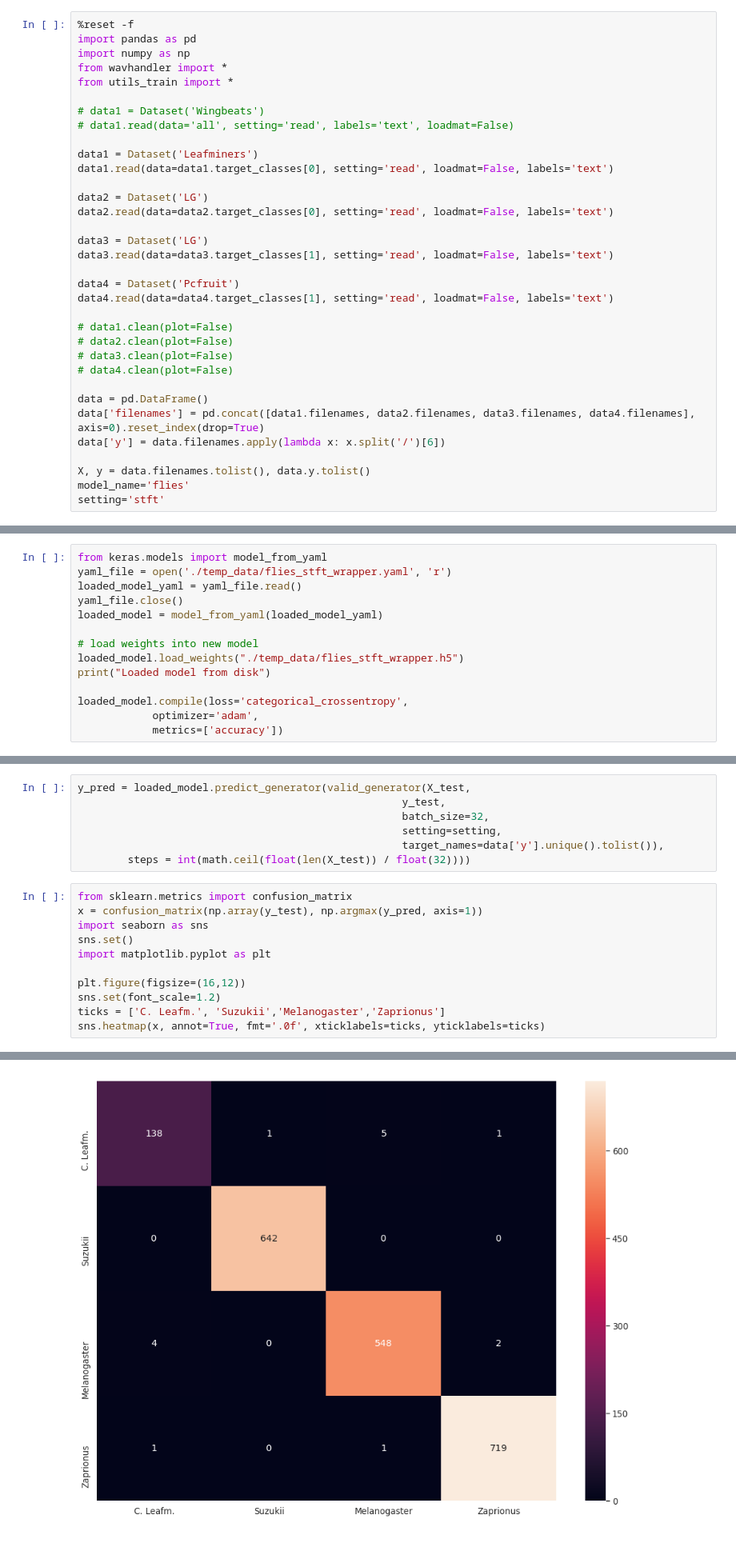
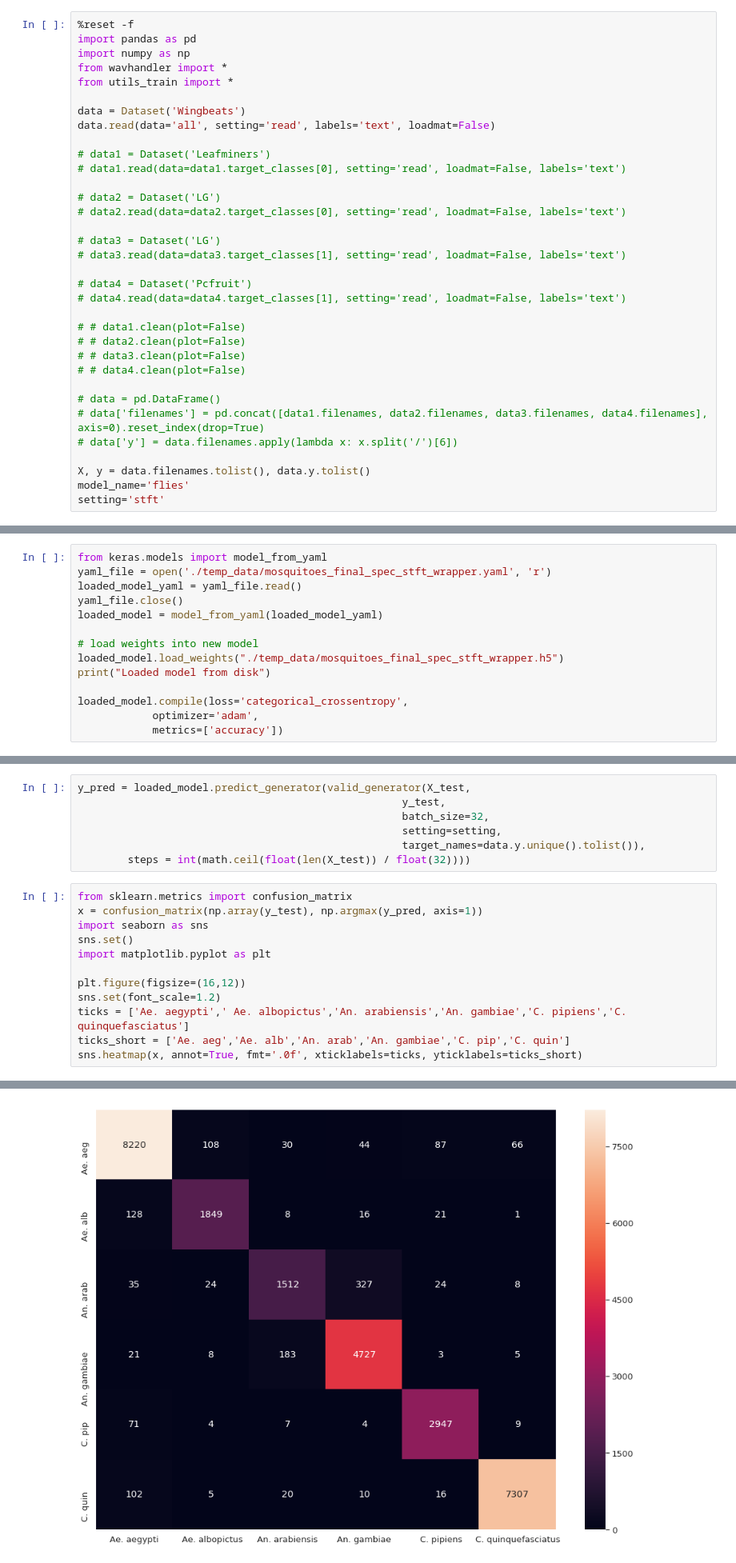
Before and after one commit to kalfasyan/wingbeat_frequencies, a Jupyter notebook: Confusion_spectrogram.ipynb, the cells around one changed output, grey strips where cells are left out. Shown at 80% size. Drawn from its saved outputs; the diff is of its cells as text.

```diff
--- a/Confusion_spectrogram.ipynb
+++ b/Confusion_spectrogram.ipynb
@@ -5,29 +5,29 @@ import numpy as np
 from wavhandler import *
 from utils_train import *
 
-# data1 = Dataset('Wingbeats')
-# data1.read(data='all', setting='read', labels='text', loadmat=False)
+data = Dataset('Wingbeats')
+data.read(data='all', setting='read', labels='text', loadmat=False)
 
-data1 = Dataset('Leafminers')
-data1.read(data=data1.target_classes[0], setting='read', loadmat=False, labels='text')
+# data1 = Dataset('Leafminers')
+# data1.read(data=data1.target_classes[0], setting='read', loadmat=False, labels='text')
 
-data2 = Dataset('LG')
-data2.read(data=data2.target_classes[0], setting='read', loadmat=False, labels='text')
+# data2 = Dataset('LG')
+# data2.read(data=data2.target_classes[0], setting='read', loadmat=False, labels='text')
 
-data3 = Dataset('LG')
-data3.read(data=data3.target_classes[1], setting='read', loadmat=False, labels='text')
+# data3 = Dataset('LG')
+# data3.read(data=data3.target_classes[1], setting='read', loadmat=False, labels='text')
 
-data4 = Dataset('Pcfruit')
-data4.read(data=data4.target_classes[1], setting='read', loadmat=False, labels='text')
+# data4 = Dataset('Pcfruit')
+# data4.read(data=data4.target_classes[1], setting='read', loadmat=False, labels='text')
 
-# data1.clean(plot=False)
-# data2.clean(plot=False)
-# data3.clean(plot=False)
-# data4.clean(plot=False)
+# # data1.clean(plot=False)
+# # data2.clean(plot=False)
+# # data3.clean(plot=False)
+# # data4.clean(plot=False)
 
-data = pd.DataFrame()
-data['filenames'] = pd.concat([data1.filenames, data2.filenames, data3.filenames, data4.filenames], axis=0).reset_index(drop=True)
-data['y'] = data.filenames.apply(lambda x: x.split('/')[6])
+# data = pd.DataFrame()
+# data['filenames'] = pd.concat([data1.filenames, data2.filenames, data3.filenames, data4.filenames], axis=0).reset_index(drop=True)
+# data['y'] = data.filenames.apply(lambda x: x.split('/')[6])
 
 X, y = data.filenames.tolist(), data.y.tolist()
 model_name='flies'
@@ -71,12 +85,12 @@ len(X_test)
 # %%
 from keras.models import model_from_yaml
-yaml_file = open('./temp_data/flies_stft_wrapper.yaml', 'r')
+yaml_file = open('./temp_data/mosquitoes_final_spec_stft_wrapper.yaml', 'r')
 loaded_model_yaml = yaml_file.read()
 yaml_file.close()
 loaded_model = model_from_yaml(loaded_model_yaml)
 
 # load weights into new model
-loaded_model.load_weights("./temp_data/flies_stft_wrapper.h5")
+loaded_model.load_weights("./temp_data/mosquitoes_final_spec_stft_wrapper.h5")
 print("Loaded model from disk")
 
 loaded_model.compile(loss='categorical_crossentropy',
@@ -92,19 +103,20 @@ y_pred = loaded_model.predict_generator(valid_generator(X_test,
                                                     y_test,
                                                     batch_size=32,
                                                     setting=setting,
-                                                    target_names=data['y'].unique().tolist()),
+                                                    target_names=data.y.unique().tolist()),
         steps = int(math.ceil(float(len(X_test)) / float(32))))
 # %%
 from sklearn.metrics import confusion_matrix
 x = confusion_matrix(np.array(y_test), np.argmax(y_pred, axis=1))
 import seaborn as sns
 sns.set()
 import matplotlib.pyplot as plt
 
 plt.figure(figsize=(16,12))
 sns.set(font_scale=1.2)
-ticks = ['C. Leafm.', 'Suzukii','Melanogaster','Zaprionus']
-sns.heatmap(x, annot=True, fmt='.0f', xticklabels=ticks, yticklabels=ticks)
+ticks = ['Ae. aegypti',' Ae. albopictus','An. arabiensis','An. gambiae','C. pipiens','C. quinquefasciatus']
+ticks_short = ['Ae. aeg','Ae. alb','An. arab','An. gambiae','C. pip','C. quin']
+sns.heatmap(x, annot=True, fmt='.0f', xticklabels=ticks, yticklabels=ticks_short)
 # %% [output]
 <matplotlib.axes._subplots.AxesSubplot at 0x...>
-[figure, old version]
+[figure, new version]
```
Also changed, not shown: parts of 7 cells of this notebook, 4 other files.
